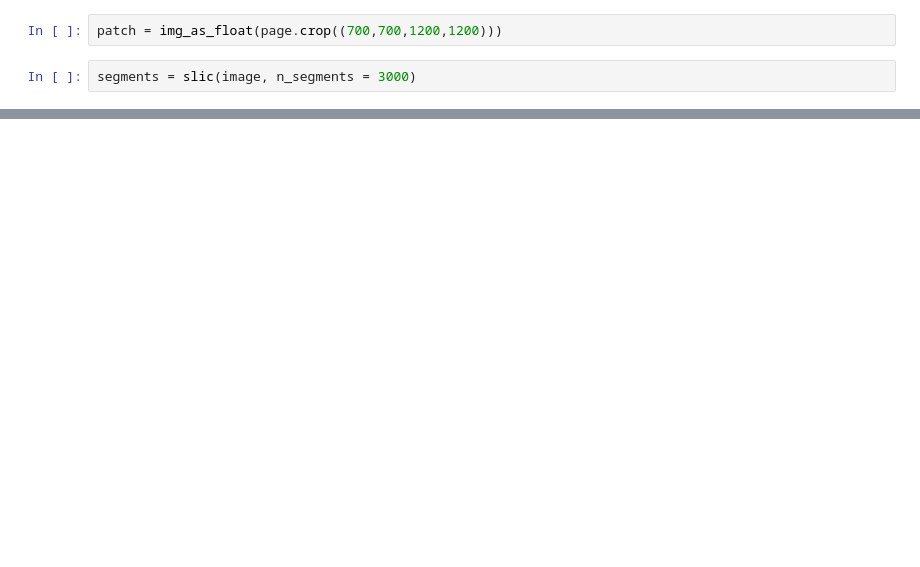
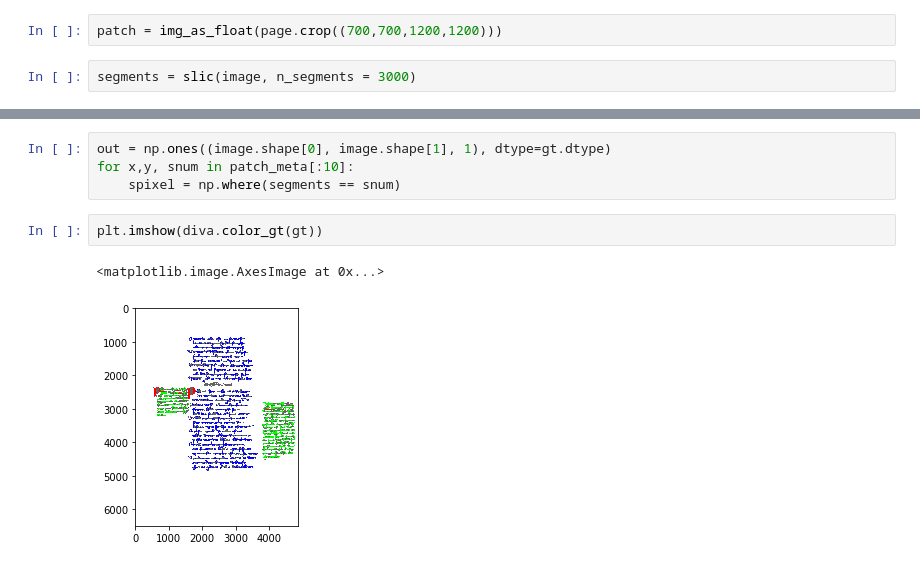
Before and after one commit to kaphka/imi-master-thesis, a Jupyter notebook: notebooks/createSLICpatches.ipynb, the cells around one changed output, grey strips where cells are left out. Drawn from its saved outputs; the diff is of its cells as text; blank space fills up the shorter version.

```diff
--- a/notebooks/createSLICpatches.ipynb
+++ b/notebooks/createSLICpatches.ipynb
@@ -193,0 +211,9 @@ img_as_int?
+# %%
+out = np.ones((image.shape[0], image.shape[1], 1), dtype=gt.dtype)
+for x,y, snum in patch_meta[:10]:
+    spixel = np.where(segments == snum)
+# %%
+plt.imshow(diva.color_gt(gt))
+# %% [output]
+<matplotlib.image.AxesImage at 0x...>
+[figure, added]
```
Also changed, not shown: parts of 30 cells of this notebook, 4 other files.
